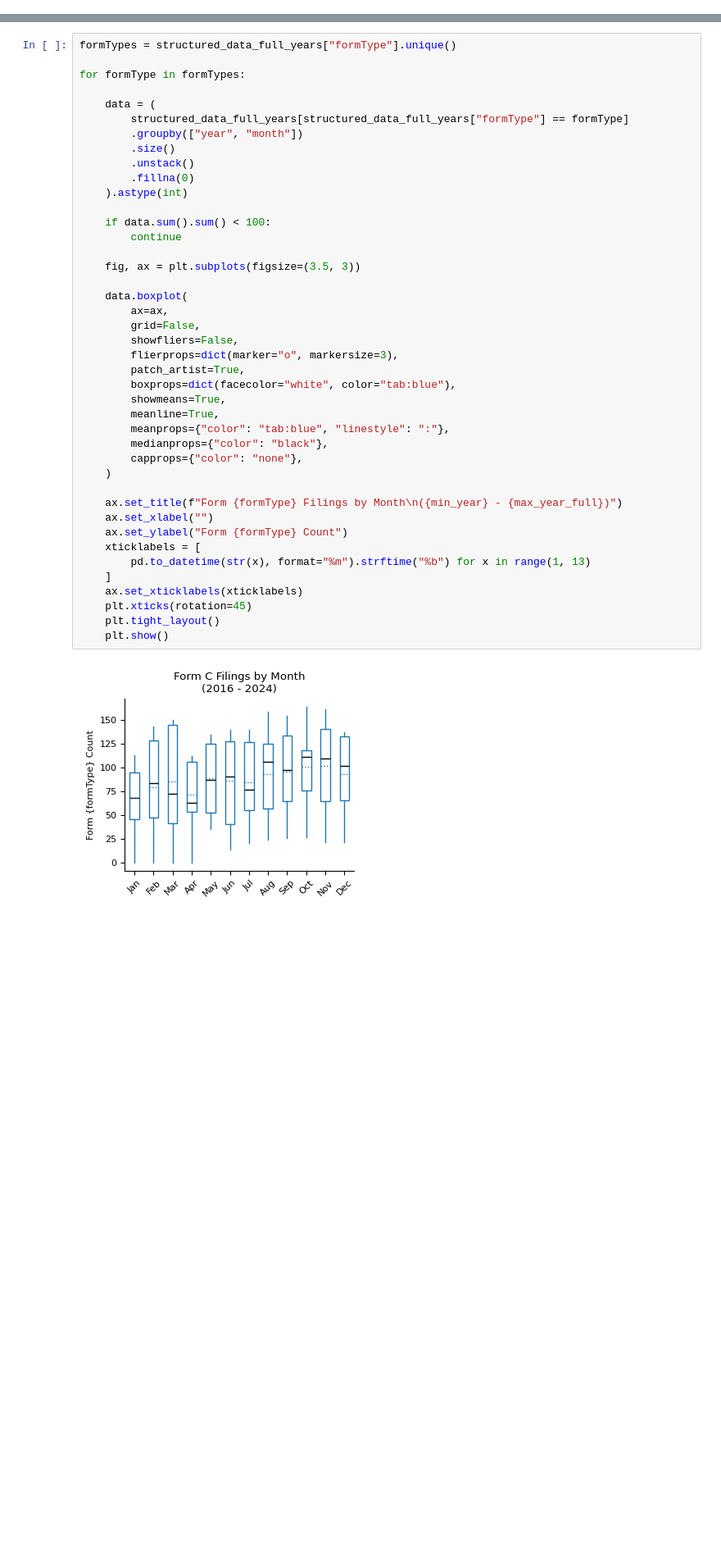
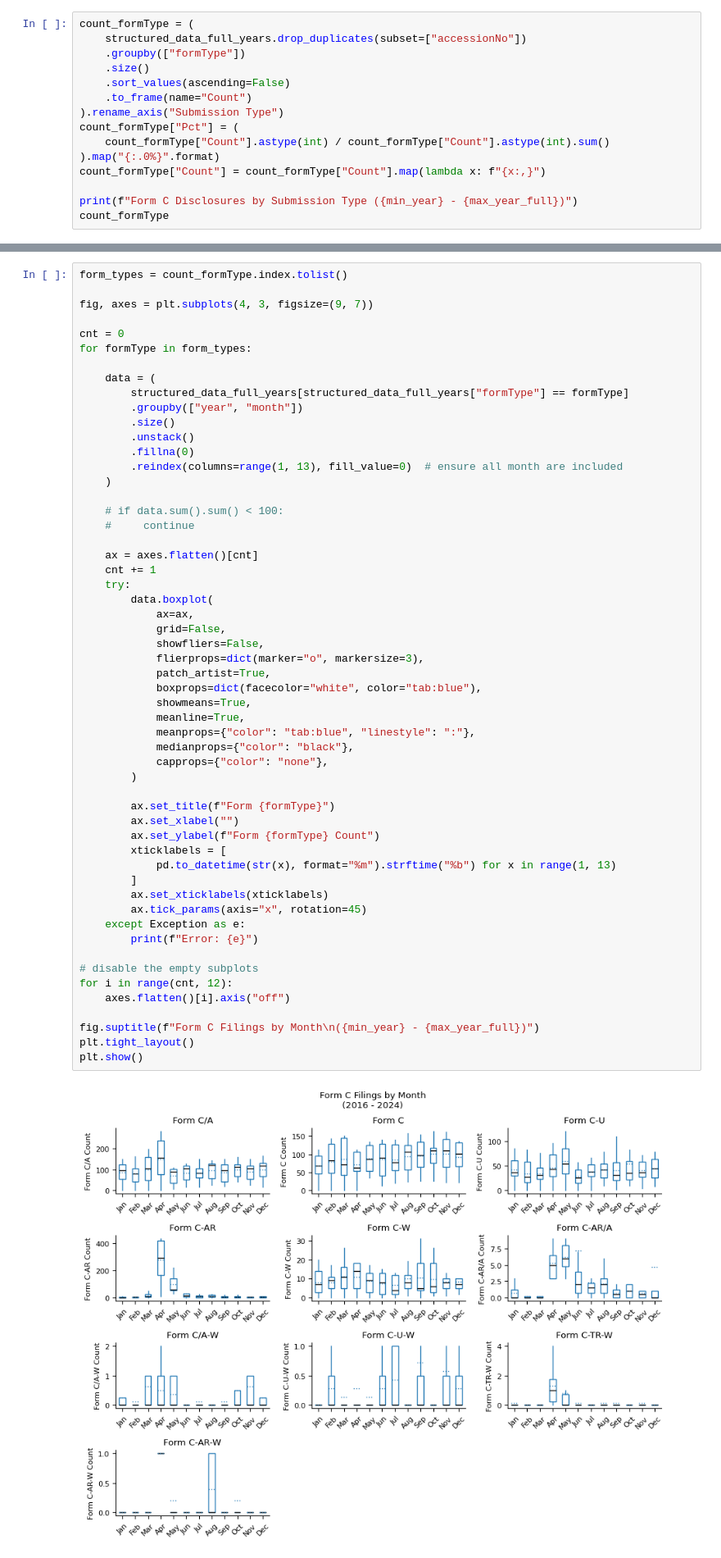
Before and after one commit to SEC-API-io/sec-api-cookbook, a Jupyter notebook: notebooks/form-c/form-c-tutorial-website.ipynb, the cells around one changed output, grey strips where cells are left out. Shown at 82% size. Cells and saved outputs as stored; diff of their text form; blank space fills up the shorter version.

Commit message:
updated form c notebook

```diff
--- a/notebooks/form-c/form-c-tutorial-website.ipynb
+++ b/notebooks/form-c/form-c-tutorial-website.ipynb
@@ -282,3 +281,18 @@ plot_timeseries(
 )
 # %% [output]
 [figure]
+# %%
+count_formType = (
+    structured_data_full_years.drop_duplicates(subset=["accessionNo"])
+    .groupby(["formType"])
+    .size()
+    .sort_values(ascending=False)
+    .to_frame(name="Count")
+).rename_axis("Submission Type")
+count_formType["Pct"] = (
+    count_formType["Count"].astype(int) / count_formType["Count"].astype(int).sum()
+).map("{:.0%}".format)
+count_formType["Count"] = count_formType["Count"].map(lambda x: f"{x:,}")
+
+print(f"Form C Disclosures by Submission Type ({min_year} - {max_year_full})")
+count_formType
@@ -601,46 +629,59 @@ plot_box_plot_as_line(
 # %% [output]
 [figure]
 # %%
-formTypes = structured_data_full_years["formType"].unique()
+form_types = count_formType.index.tolist()
 
-for formType in formTypes:
+fig, axes = plt.subplots(4, 3, figsize=(9, 7))
+
+cnt = 0
+for formType in form_types:
 
     data = (
         structured_data_full_years[structured_data_full_years["formType"] == formType]
         .groupby(["year", "month"])
         .size()
         .unstack()
         .fillna(0)
-    ).astype(int)
-
-    if data.sum().sum() < 100:
-        continue
-
-    fig, ax = plt.subplots(figsize=(3.5, 3))
-
-    data.boxplot(
-        ax=ax,
-        grid=False,
-        showfliers=False,
-        flierprops=dict(marker="o", markersize=3),
-        patch_artist=True,
-        boxprops=dict(facecolor="white", color="tab:blue"),
-        showmeans=True,
-        meanline=True,
-        meanprops={"color": "tab:blue", "linestyle": ":"},
-        medianprops={"color": "black"},
-        capprops={"color": "none"},
+        .reindex(columns=range(1, 13), fill_value=0)  # ensure all month are included
     )
 
-    ax.set_title(f"Form {formType} Filings by Month\n({min_year} - {max_year_full})")
-    ax.set_xlabel("")
-    ax.set_ylabel("Form {formType} Count")
-    xticklabels = [
-        pd.to_datetime(str(x), format="%m").strftime("%b") for x in range(1, 13)
-    ]
-    ax.set_xticklabels(xticklabels)
-    plt.xticks(rotation=45)
-    plt.tight_layout()
-    plt.show()
+    # if data.sum().sum() < 100:
+    #     continue
+
+    ax = axes.flatten()[cnt]
+    cnt += 1
+    try:
+        data.boxplot(
+            ax=ax,
+            grid=False,
+            showfliers=False,
+            flierprops=dict(marker="o", markersize=3),
+            patch_artist=True,
+            boxprops=dict(facecolor="white", color="tab:blue"),
+            showmeans=True,
+            meanline=True,
+            meanprops={"color": "tab:blue", "linestyle": ":"},
+            medianprops={"color": "black"},
+            capprops={"color": "none"},
+        )
+
+        ax.set_title(f"Form {formType}")
+        ax.set_xlabel("")
+        ax.set_ylabel(f"Form {formType} Count")
+        xticklabels = [
+            pd.to_datetime(str(x), format="%m").strftime("%b") for x in range(1, 13)
+        ]
+        ax.set_xticklabels(xticklabels)
+        ax.tick_params(axis="x", rotation=45)
+    except Exception as e:
+        print(f"Error: {e}")
+
+# disable the empty subplots
+for i in range(cnt, 12):
+    axes.flatten()[i].axis("off")
+
+fig.suptitle(f"Form C Filings by Month\n({min_year} - {max_year_full})")
+plt.tight_layout()
+plt.show()
 # %% [output]
-[figure, old version]
+[figure, new version]
```
Also changed, not shown: parts of 9 cells of this notebook.
